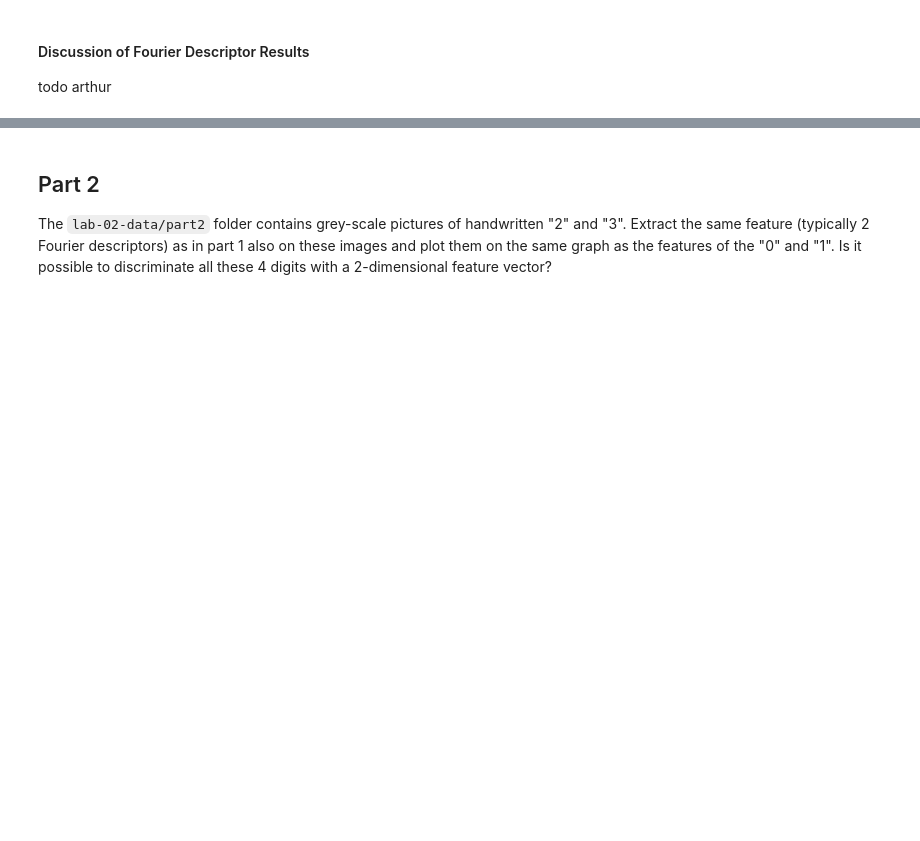
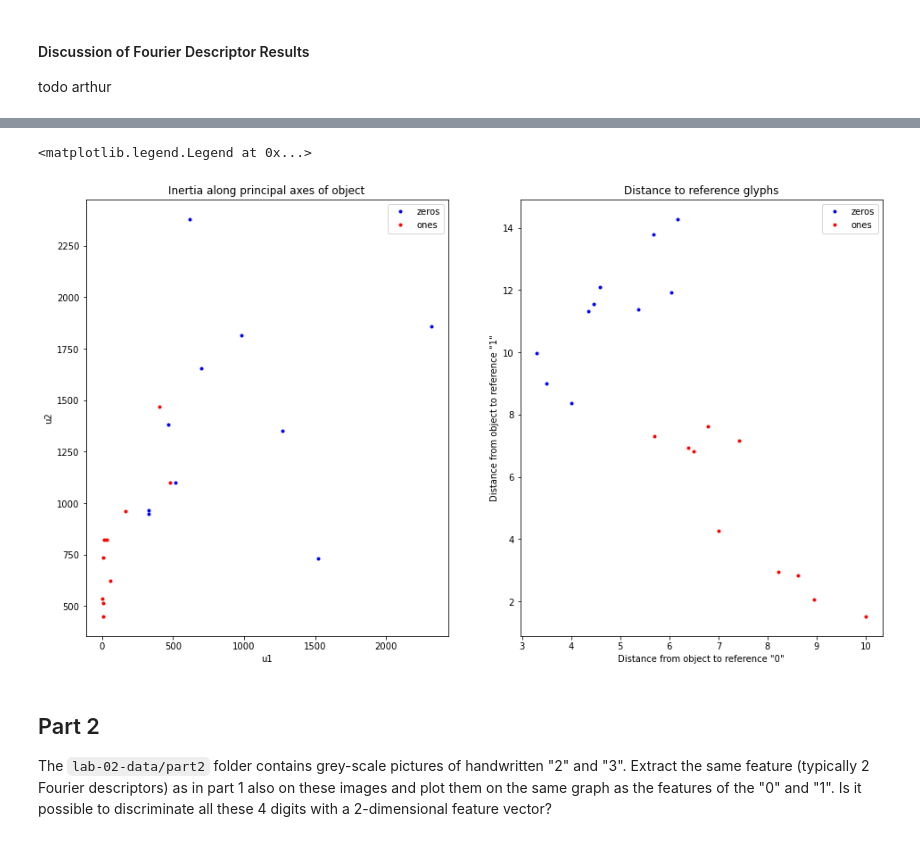
Before and after one commit to arthurBricq/ImageAnalysisLabs, a Jupyter notebook: lab02/lab_02_object_description.ipynb, the cells around one changed output, grey strips where cells are left out. Cells and saved outputs as stored; diff of their text form; code cells hidden in the pictures; blank space fills up the shorter version.

```diff
--- a/lab02/lab_02_object_description.ipynb
+++ b/lab02/lab_02_object_description.ipynb
@@ -265,0 +363,26 @@ todo arthur
+# %%
+d11=[]
+d10=[]
+
+for img in skel_ones:
+    #center objects:
+    x_com,y_com=imPro.com(img)
+    img=np.roll(img,(int(x_com),int(y_com)))
+    #compute total number of pixels of object
+    N=np.sum(img)
+    #compute average distance
+    d10.append(np.sum(zero_dist_map[img])/N)
+    d11.append(np.sum(one_dist_map[img])/N)
+
+d01=[]
+d00=[]
+
+for img in skel_zeros:
+    #center objects:
+    x_com,y_com=imPro.com(img)
+    img=np.roll(img,(int(x_com),int(y_com)))
+    #compute total number of pixels of object
+    N=np.sum(img)
+    #compute average distance
+    d00.append(np.sum(zero_dist_map[img])/N)
+    d01.append(np.sum(one_dist_map[img])/N)
@@ -266,3 +398,21 @@ todo arthur
+# %%
+fig, ax = plt.subplots(1, 2, figsize=(16, 9))
+ax[0].plot(u10,u20,'.b',label='zeros')
+ax[0].plot(u11,u21,'.r',label='ones')
+ax[0].set_title("Inertia along principal axes of object")
+ax[0].set_xlabel("u1")
+ax[0].set_ylabel("u2")
+ax[0].legend()
+
+ax[1].plot(d00,d01,'.b',label='zeros')
+ax[1].plot(d10,d11,'.r',label='ones')
+ax[1].set_xlabel('Distance from object to reference "0"')
+ax[1].set_ylabel('Distance from object to reference "1"')
+ax[1].set_title("Distance to reference glyphs")
+ax[1].legend()
+# %% [output]
+<matplotlib.legend.Legend at 0x...>
+[figure, added]
 # %% [markdown]
 ## Part 2
 The `lab-02-data/part2` folder contains grey-scale pictures of handwritten "2" and "3".
```
Also changed, not shown: parts of 9 cells of this notebook, 2 other files.
